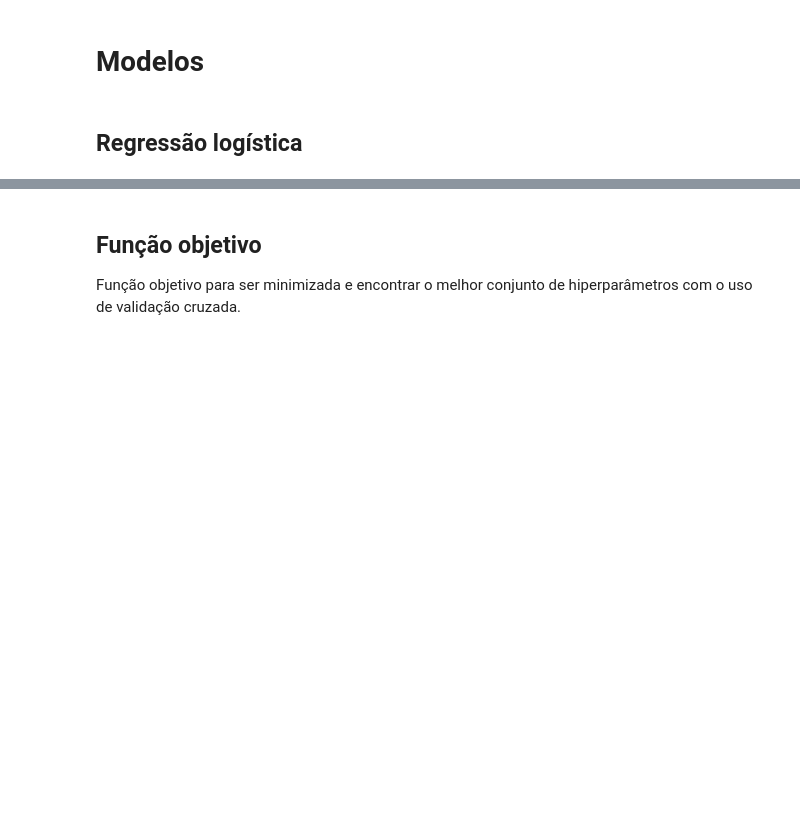
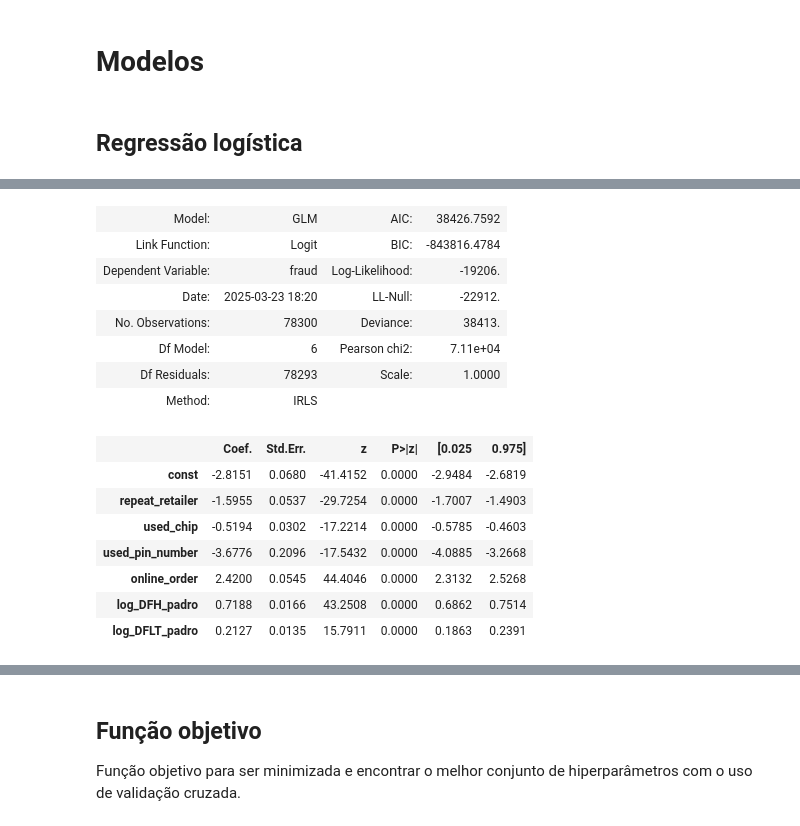
Before and after one commit to HugoCalegari/Estudo_Fraude_CC, a Jupyter notebook: vFraude_CC/4.Modelagem/1.Modelos.ipynb, the cells around one changed output, grey strips where cells are left out. Cells and saved outputs as stored; diff of their text form; code cells hidden in the pictures; blank space fills up the shorter version.

Commit message:
[Add] Adição de treino de modelos

```diff
--- a/vFraude_CC/4.Modelagem/1.Modelos.ipynb
+++ b/vFraude_CC/4.Modelagem/1.Modelos.ipynb
@@ -127,3 +129,22 @@ Generalized Linear Model Regression Results
 | online_order | 2.4200 | 0.054 | 44.405 | 0.000 | 2.313 | 2.527 |
 | log_DFH_padro | 0.7188 | 0.017 | 43.251 | 0.000 | 0.686 | 0.751 |
 | log_DFLT_padro | 0.2127 | 0.013 | 15.791 | 0.000 | 0.186 | 0.239 |
+# %%
+LR_results.summary2()
+# %% [output]
+| Model: | GLM | AIC: | 38426.7592 |
+| Link Function: | Logit | BIC: | -843816.4784 |
+| Dependent Variable: | fraud | Log-Likelihood: | -19206. |
+| Date: | 2025-03-23 18:20 | LL-Null: | -22912. |
+| No. Observations: | 78300 | Deviance: | 38413. |
+| Df Model: | 6 | Pearson chi2: | 7.11e+04 |
+| Df Residuals: | 78293 | Scale: | 1.0000 |
+| Method: | IRLS |  |  |
+|  | Coef. | Std.Err. | z | P>|z| | [0.025 | 0.975] |
+| const | -2.8151 | 0.0680 | -41.4152 | 0.0000 | -2.9484 | -2.6819 |
+| repeat_retailer | -1.5955 | 0.0537 | -29.7254 | 0.0000 | -1.7007 | -1.4903 |
+| used_chip | -0.5194 | 0.0302 | -17.2214 | 0.0000 | -0.5785 | -0.4603 |
+| used_pin_number | -3.6776 | 0.2096 | -17.5432 | 0.0000 | -4.0885 | -3.2668 |
+| online_order | 2.4200 | 0.0545 | 44.4046 | 0.0000 | 2.3132 | 2.5268 |
+| log_DFH_padro | 0.7188 | 0.0166 | 43.2508 | 0.0000 | 0.6862 | 0.7514 |
+| log_DFLT_padro | 0.2127 | 0.0135 | 15.7911 | 0.0000 | 0.1863 | 0.2391 |
```
Also changed, not shown: parts of 12 cells of this notebook.
